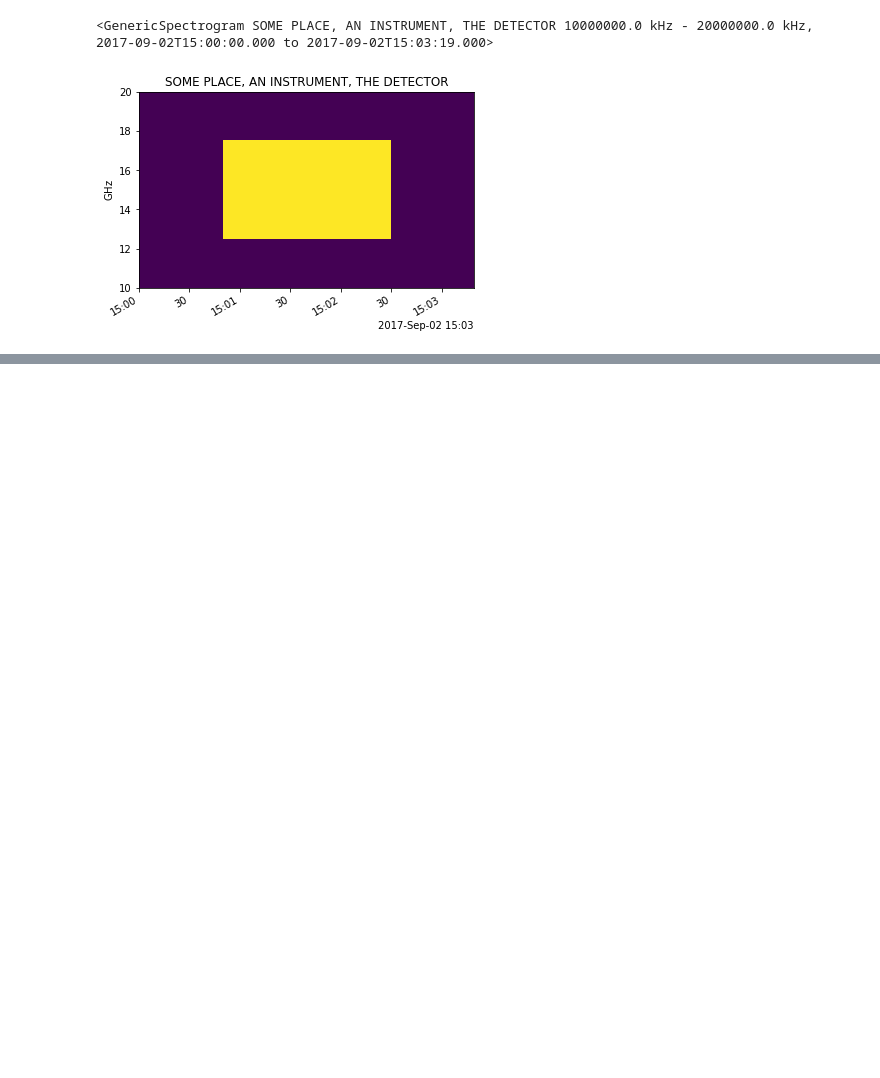
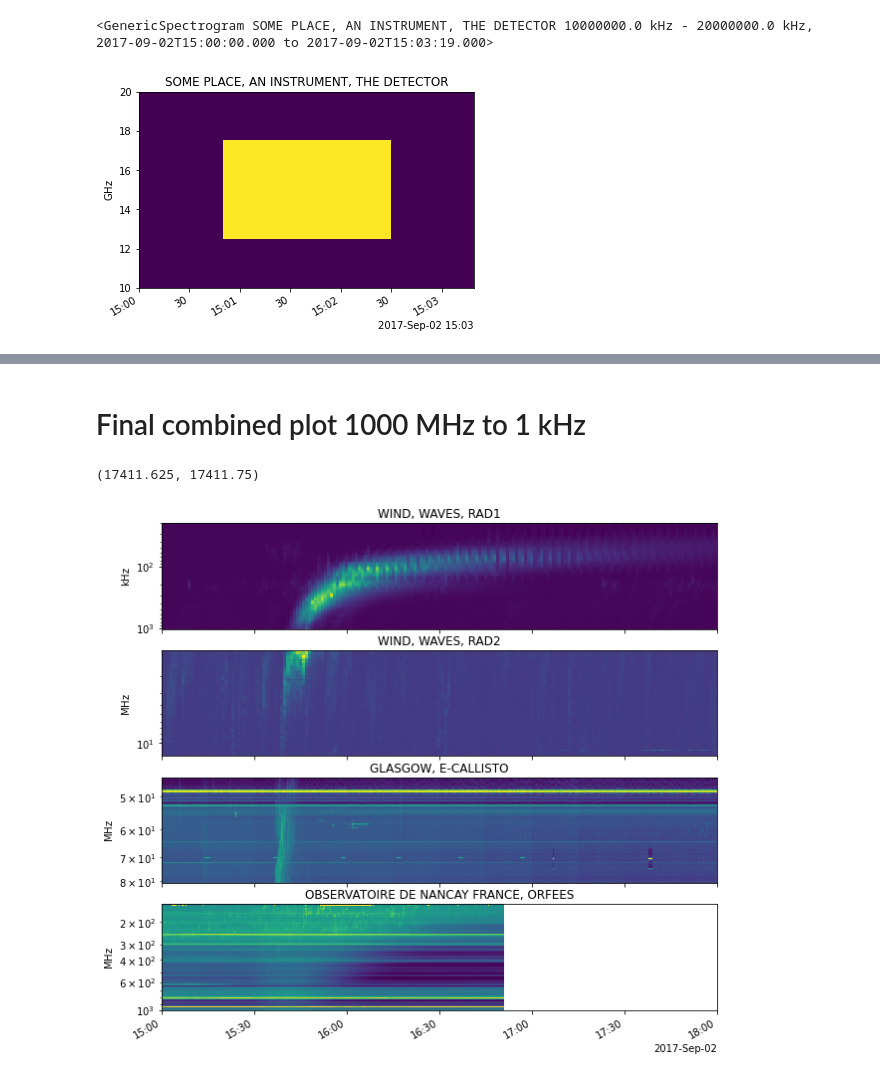
Before and after one commit to TCDSolar/STELLAR_SSW_tutorials, a Jupyter notebook: day2_radio_session/Radiospectra Demo.ipynb, the cells around one changed output, grey strips where cells are left out. Cells and saved outputs as stored; diff of their text form; code cells hidden in the pictures; blank space fills up the shorter version.

```diff
--- a/day2_radio_session/Radiospectra Demo.ipynb
+++ b/day2_radio_session/Radiospectra Demo.ipynb
@@ -284,0 +301,27 @@ super_spec.plot()
+# %% [markdown]
+# Final combined plot 1000 MHz to 1 kHz
+# %%
+from datetime import datetime
+from matplotlib.colors import LogNorm
+
+fig, axes = plt.subplots(4, 1, sharex=True, figsize=(10, 10))
+
+waves_spec[0].plot(axes=axes[0])
+waves_spec[1].plot(axes=axes[1])
+
+[sp.plot(axes=axes[2]) for sp in callisto_specs]
+
+vmm = np.percentile(orfee_spec_i.data, [1,99])
+orfee_spec_i.plot(axes=axes[3], norm=LogNorm(vmin=vmm[0], vmax=vmm[1]))
+
+# by default y-axis low to hight flip so moving away fro sun with time
+[axes[i].set_ylim(reversed(axes[i].get_ylim())) for i in range(4)]
+
+# log y-axis
+[axes[i].set_yscale('log') for i in range(4)]
+
+
+axes[1].set_xlim(datetime(2017, 9, 2, 15), datetime(2017, 9, 2, 18))
+# %% [output]
+(17411.625, 17411.75)
+[figure, added]
```
Also changed, not shown: parts of 14 cells of this notebook.
